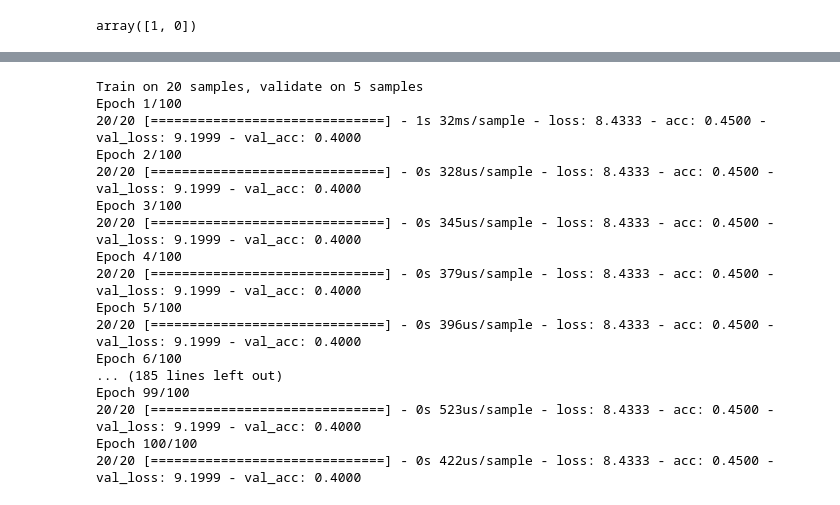
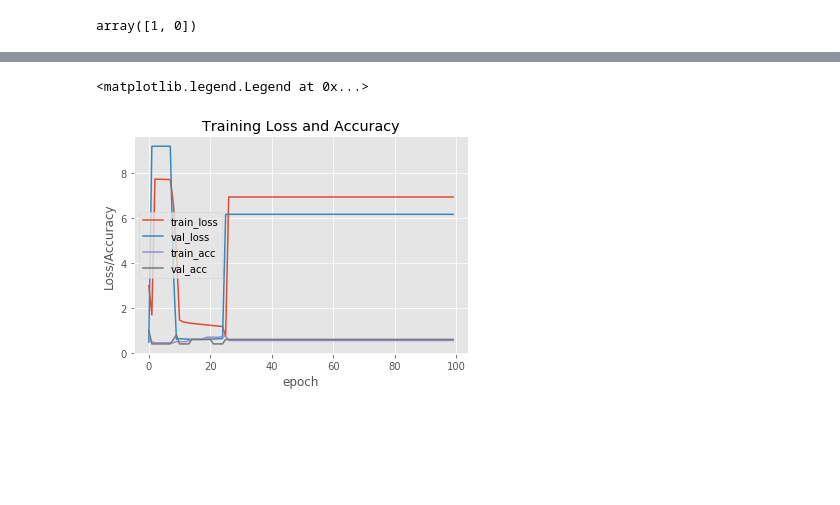
Before and after one commit to alexsokolowska/widsdatathon2020, a Jupyter notebook: WiDS_Datathon.ipynb, the cells around one changed output, grey strips where cells are left out. Saved outputs shown, nothing was run; the diff lists cells and outputs as text; code cells hidden in the pictures; blank space fills up the shorter version.

Commit message:
clean up notebook, model 2

```diff
--- a/WiDS_Datathon.ipynb
+++ b/WiDS_Datathon.ipynb
@@ -158,33 +105,18 @@ Epoch 100/100
-# %%
-#train a model
-model = Sequential()
-n_cols = x_train.shape[1]
-model.add(Dense(10,activation='relu', input_shape=(n_cols,)))
-model.add(Dense(1))
-
-sgd = optimizers.SGD(lr=0.1)
-optimizer = model.compile(sgd, loss='binary_crossentropy',metrics=['accuracy'])
-epochs=1000
-
-predictions = model.fit(x_train,y_train, validation_data=(x_test,y_test), epochs=100)
-# %% [output]
-Train on 20 samples, validate on 5 samples
-Epoch 1/100
-20/20 [==============================] - 1s 32ms/sample - loss: 8.4333 - acc: 0.4500 - val_loss: 9.1999 - val_acc: 0.4000
-Epoch 2/100
-20/20 [==============================] - 0s 328us/sample - loss: 8.4333 - acc: 0.4500 - val_loss: 9.1999 - val_acc: 0.4000
-Epoch 3/100
-20/20 [==============================] - 0s 345us/sample - loss: 8.4333 - acc: 0.4500 - val_loss: 9.1999 - val_acc: 0.4000
-Epoch 4/100
-20/20 [==============================] - 0s 379us/sample - loss: 8.4333 - acc: 0.4500 - val_loss: 9.1999 - val_acc: 0.4000
-Epoch 5/100
-20/20 [==============================] - 0s 396us/sample - loss: 8.4333 - acc: 0.4500 - val_loss: 9.1999 - val_acc: 0.4000
-Epoch 6/100
-... (185 lines left out)
-Epoch 99/100
-20/20 [==============================] - 0s 523us/sample - loss: 8.4333 - acc: 0.4500 - val_loss: 9.1999 - val_acc: 0.4000
-Epoch 100/100
-20/20 [==============================] - 0s 422us/sample - loss: 8.4333 - acc: 0.4500 - val_loss: 9.1999 - val_acc: 0.4000
+# %%
+N = np.arange(0, 100)
+plt.style.use("ggplot")
+plt.figure()
+plt.plot(N, predictions.history["loss"], label="train_loss")
+plt.plot(N, predictions.history["val_loss"], label="val_loss")
+plt.plot(N, predictions.history["acc"], label="train_acc")
+plt.plot(N, predictions.history["val_acc"], label="val_acc")
+plt.title("Training Loss and Accuracy")
+plt.xlabel("epoch")
+plt.ylabel("Loss/Accuracy")
+plt.legend()
+# %% [output]
+<matplotlib.legend.Legend at 0x...>
+[figure, added]
 # %%
 model = Sequential()
 model.add(Dense(128, input_shape=(177,), activation='relu'))
```
Also changed, not shown: parts of 8 cells of this notebook.
